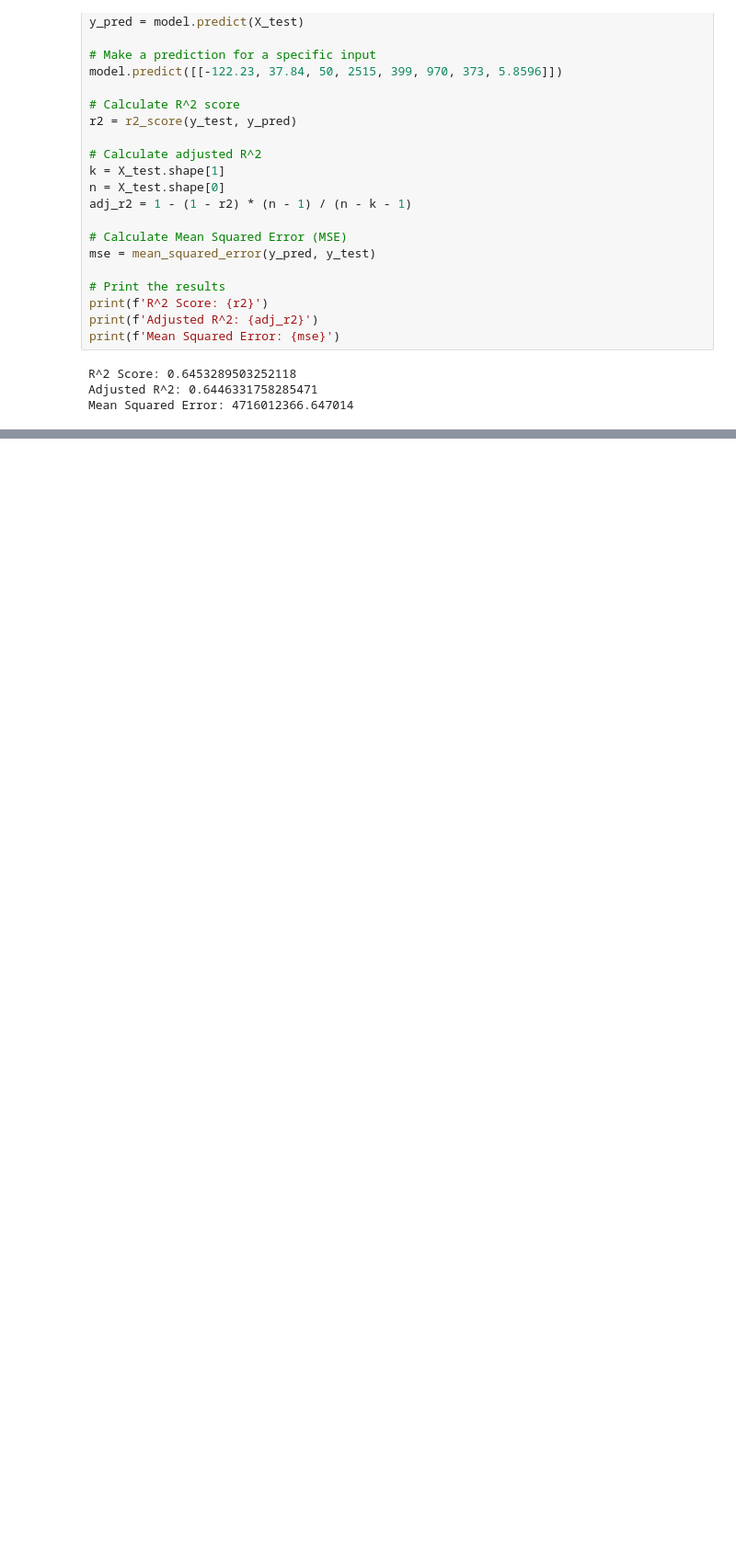
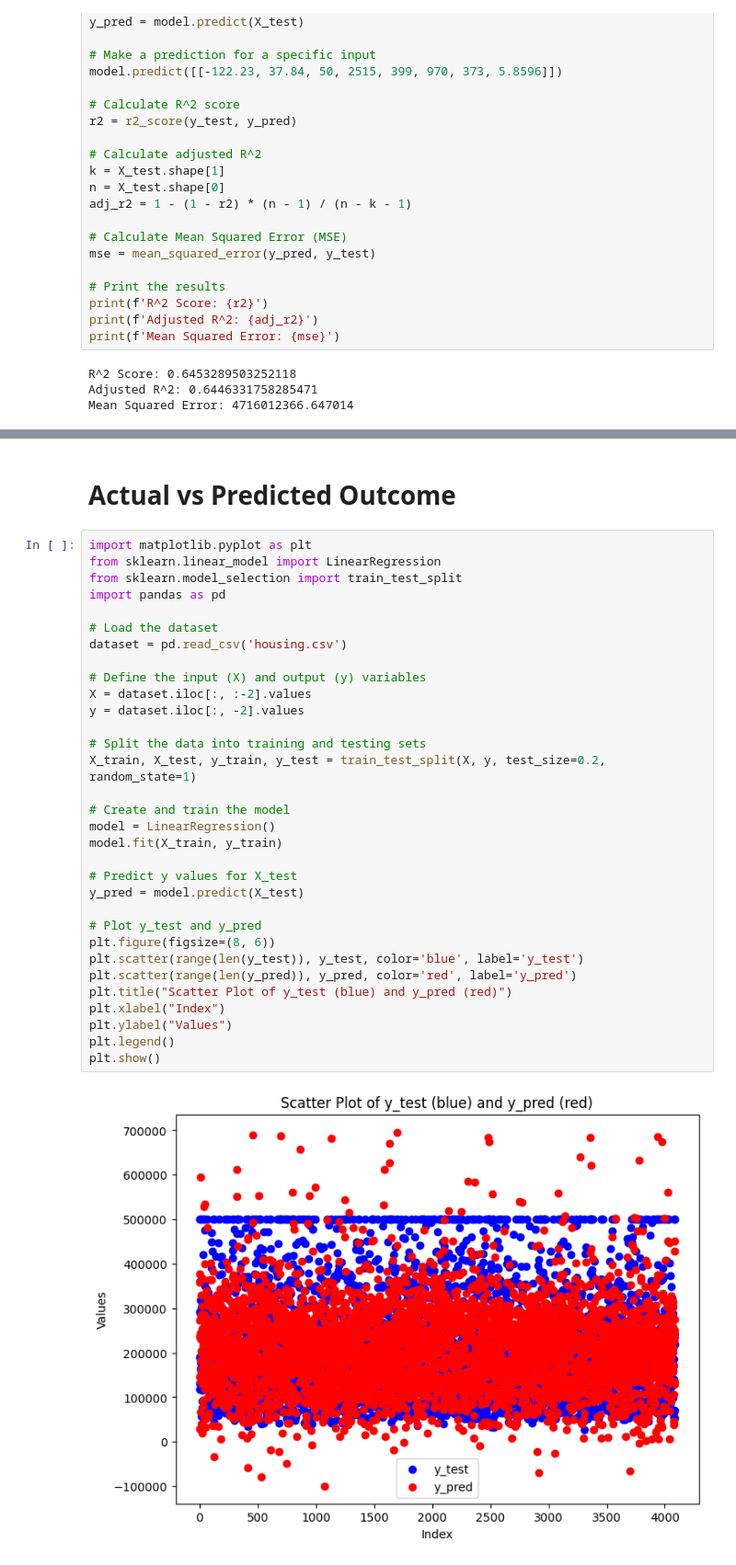
Before and after one commit to CullosK/MeXE402_Midterm_Cullos_Kristina-Verroya_Patrick, a Jupyter notebook: linear.ipynb, the cells around one changed output, grey strips where cells are left out. Shown at 92% size. Saved outputs shown, nothing was run; the diff lists cells and outputs as text; blank space fills up the shorter version.

```diff
--- a/linear.ipynb
+++ b/linear.ipynb
@@ -793,0 +794,36 @@ Adjusted R-squared: 0.6446331758285471
+# %% [markdown]
+# Actual vs Predicted Outcome
+# %%
+import matplotlib.pyplot as plt
+from sklearn.linear_model import LinearRegression
+from sklearn.model_selection import train_test_split
+import pandas as pd
+
+# Load the dataset
+dataset = pd.read_csv('housing.csv')
+
+# Define the input (X) and output (y) variables
+X = dataset.iloc[:, :-2].values
+y = dataset.iloc[:, -2].values
+
+# Split the data into training and testing sets
+X_train, X_test, y_train, y_test = train_test_split(X, y, test_size=0.2, random_state=1)
+
+# Create and train the model
+model = LinearRegression()
+model.fit(X_train, y_train)
+
+# Predict y values for X_test
+y_pred = model.predict(X_test)
+
+# Plot y_test and y_pred
+plt.figure(figsize=(8, 6))
+plt.scatter(range(len(y_test)), y_test, color='blue', label='y_test')
+plt.scatter(range(len(y_pred)), y_pred, color='red', label='y_pred')
+plt.title("Scatter Plot of y_test (blue) and y_pred (red)")
+plt.xlabel("Index")
+plt.ylabel("Values")
+plt.legend()
+plt.show()
+# %% [output]
+[figure, added]
```
Also changed, not shown: parts of 1 cell of this notebook, 1 other file.
